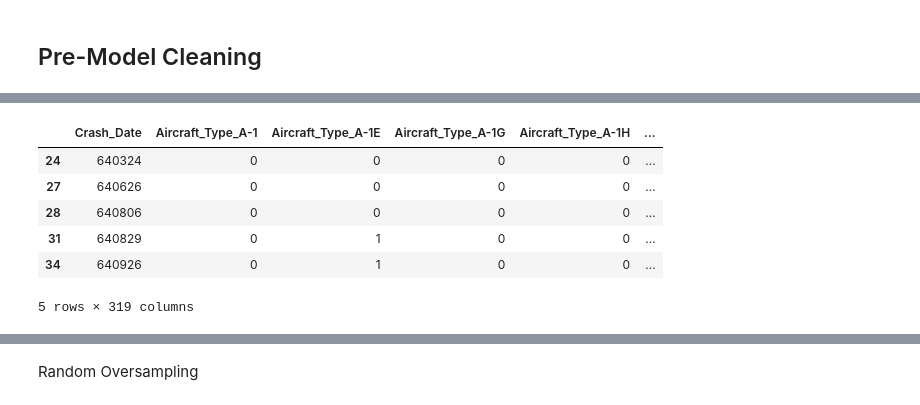
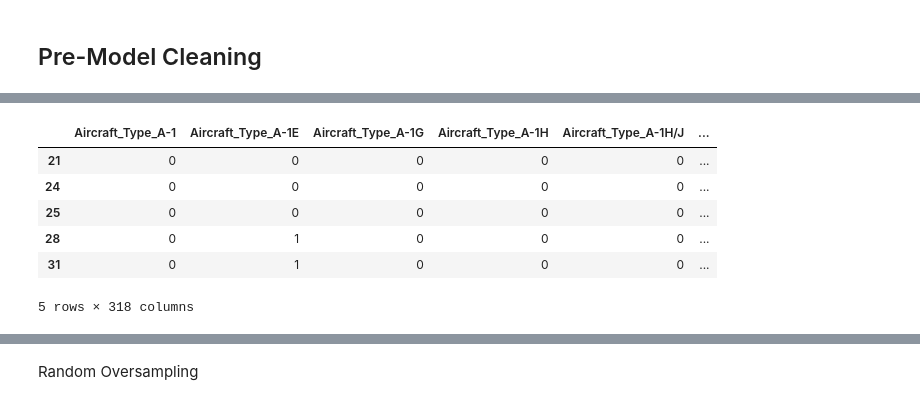
Before and after one commit to MichaelG-B/Capstone_Project, a Jupyter notebook: Capstone Project/Machine Learning/draftml_modle.ipynb, the cells around one changed output, grey strips where cells are left out. Saved outputs shown, nothing was run; the diff lists cells and outputs as text; code cells hidden in the pictures.

Commit message:
Refined and ran additional models

```diff
--- a/Capstone Project/Machine Learning/draftml_modle.ipynb
+++ b/Capstone Project/Machine Learning/draftml_modle.ipynb
@@ -19,9 +18,9 @@ from sqlalchemy import create_engine
 # Posgres Connection
 
 engine = pg.connect("dbname='Capstone_Project' user='postgres' host='127.0.0.1' port='5432' password='samboest'")
-df = pd.read_sql("select * from usaf_table", con=engine)
+usaf_df = pd.read_sql("select * from usaf_table", con=engine)
 
 # Confirming that dataframe created.
-df.head()
+usaf_df.head()
 # %% [output]
 |  | index | Crash_Date | Crash_Time | Aircraft_Type | Aircraft_SN | Base | Wing | Squadron | Call_Sign | ... |
@@ -33,13 +32 @@ df.head()
 5 rows × 44 columns
-# %%
-# Loading Mock CVS, this will be updated to a posgres connection above.
-# After Segment 1, the below code will be modified to run off of the new posgres dataframe and be updated with final models
-
-
-# read in CVS
-#file_path = "resources\Vietnam_USAF_Losses_Cleaned_Data.csv"
-#usaf_df = pd.read_csv(file_path)
-#usaf_df.head()
-
-usaf_df = df
-usaf_df.head()
@@ -167,16 +140,16 @@ Name: Target, Length: 1195, dtype: int64>
 # %%
 # Create feature Variables
 
 Y = usaf_df_dummy["Target"]
 
-x = usaf_df_dummy.drop(["Target", "Pilot_Status"], axis=1)
+x = usaf_df_dummy.drop(["Target", "Pilot_Status", "Crash_Date" ], axis=1)
 
 x.head()
 # %% [output]
-|  | Crash_Date | Aircraft_Type_A-1 | Aircraft_Type_A-1E | Aircraft_Type_A-1G | Aircraft_Type_A-1H | ... |
-| 24 | 640324 | 0 | 0 | 0 | 0 | ... |
-| 27 | 640626 | 0 | 0 | 0 | 0 | ... |
-| 28 | 640806 | 0 | 0 | 0 | 0 | ... |
-| 31 | 640829 | 0 | 1 | 0 | 0 | ... |
-| 34 | 640926 | 0 | 1 | 0 | 0 | ... |
+|  | Aircraft_Type_A-1 | Aircraft_Type_A-1E | Aircraft_Type_A-1G | Aircraft_Type_A-1H | Aircraft_Type_A-1H/J | ... |
+| 21 | 0 | 0 | 0 | 0 | 0 | ... |
+| 24 | 0 | 0 | 0 | 0 | 0 | ... |
+| 25 | 0 | 0 | 0 | 0 | 0 | ... |
+| 28 | 0 | 1 | 0 | 0 | 0 | ... |
+| 31 | 0 | 1 | 0 | 0 | 0 | ... |
-5 rows × 319 columns
+5 rows × 318 columns
```
Also changed, not shown: parts of 44 cells of this notebook.
